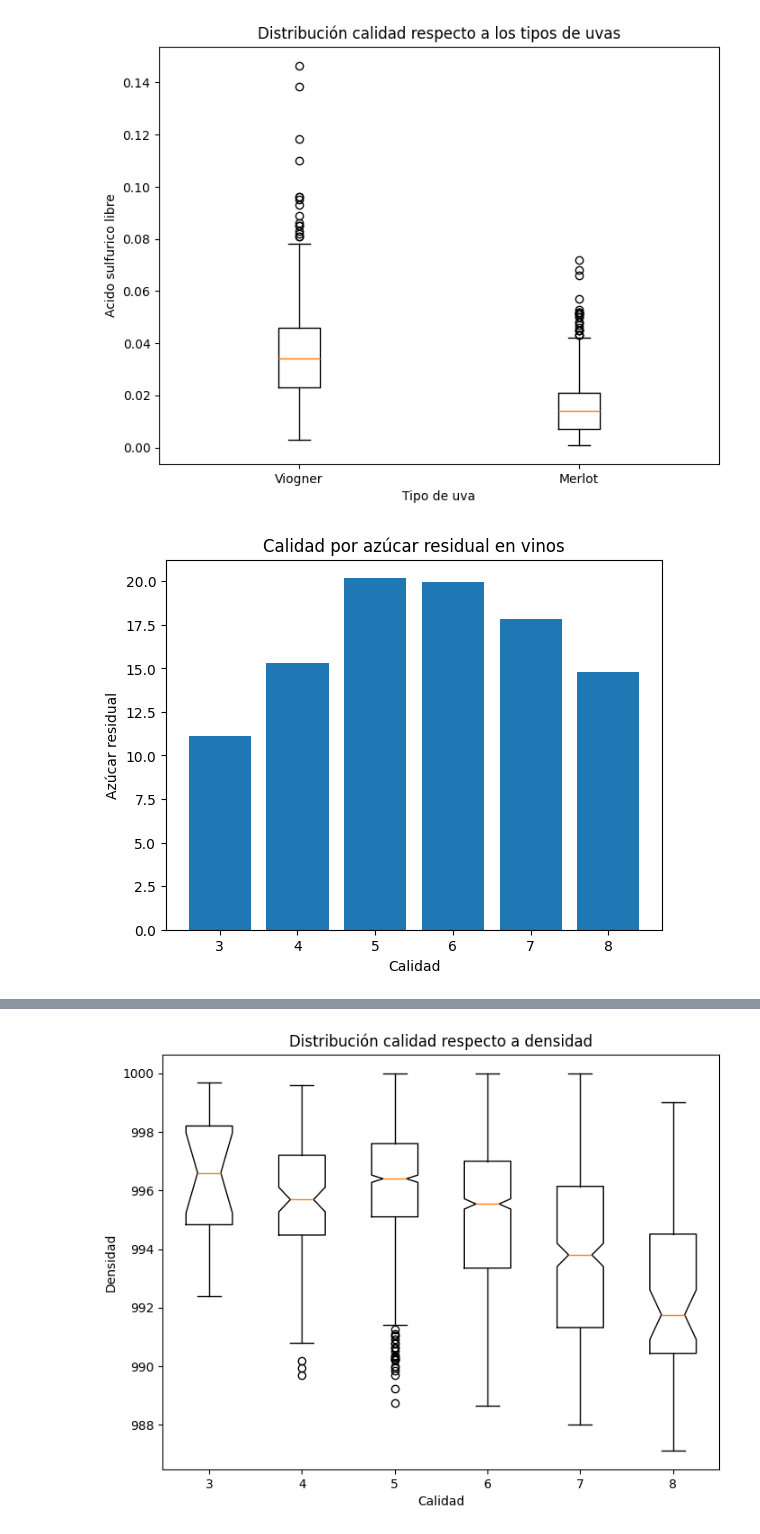
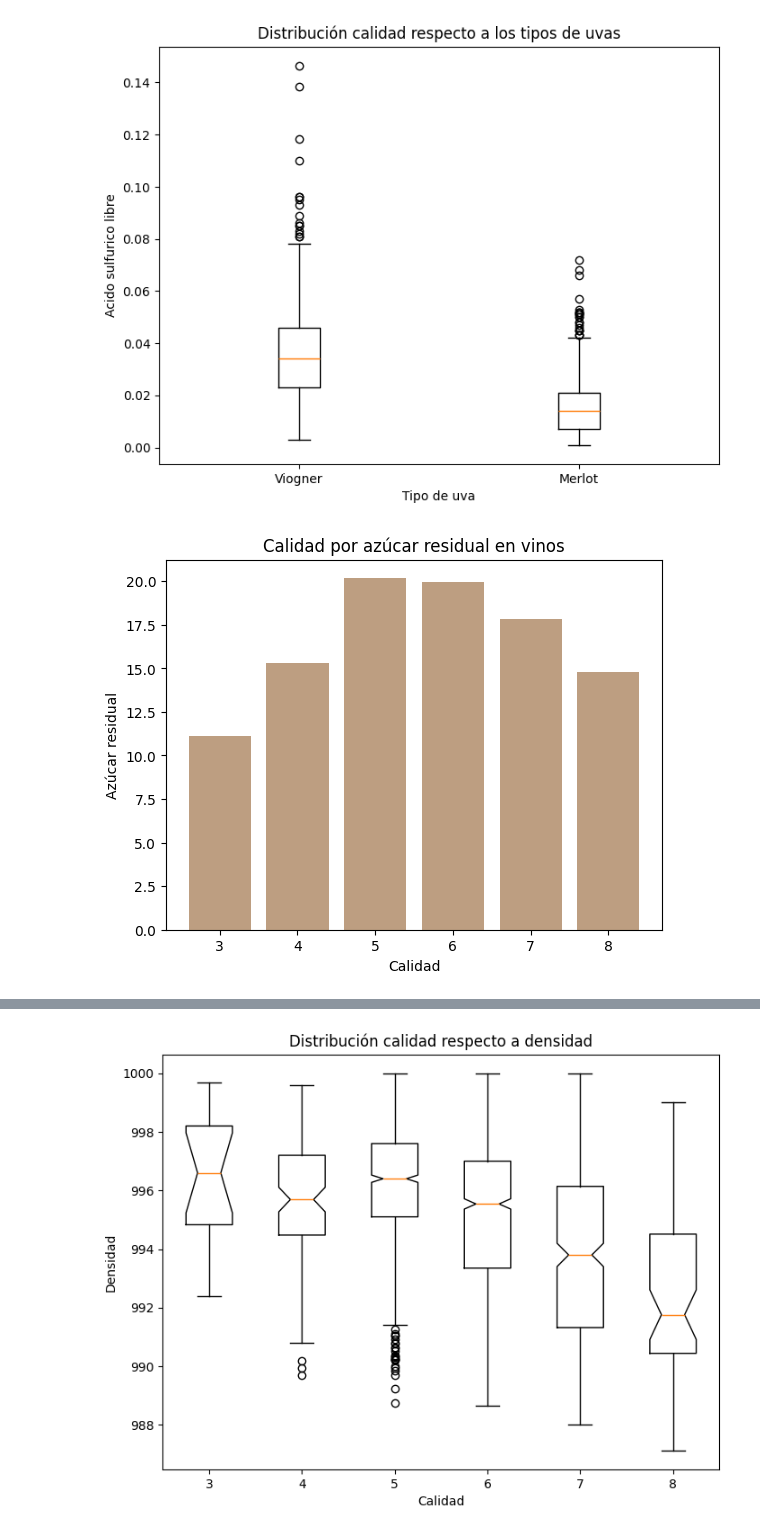
Before and after one commit to abriliglesias/Tp-ciencia-de-datos-, a Jupyter notebook: tpe.ipynb, the cells around one changed output, grey strips where cells are left out. Saved outputs shown, nothing was run; the diff lists cells and outputs as text; code cells hidden in the pictures.

```diff
--- a/tpe.ipynb
+++ b/tpe.ipynb
@@ -661,20 +638,20 @@ plt.show()
 # %% [output]
 [figure]
 # %%
-plt.bar(df_filtrado["quality"], df_filtrado["residual sugar"])
+plt.bar(df_filtrado["quality"], df_filtrado["residual sugar"], color="#bd9e81")
 
 # Agregar etiquetas a los ejes
 plt.xlabel("Calidad")
 plt.ylabel("Azúcar residual")
 
 # Agregar un título al gráfico
 plt.title("Calidad por azúcar residual en vinos")
 #plt.xticks(rotation=90)  # Rotar las etiquetas del eje x para mejor visualización
 0
 # Mostrar el gráfico
 plt.show()
 # %% [output]
-[figure, old version]
+[figure, new version]
 # %%
 import matplotlib.pyplot as plt
 import numpy as np
```
Also changed, not shown: parts of 36 cells of this notebook, 1 other file.
